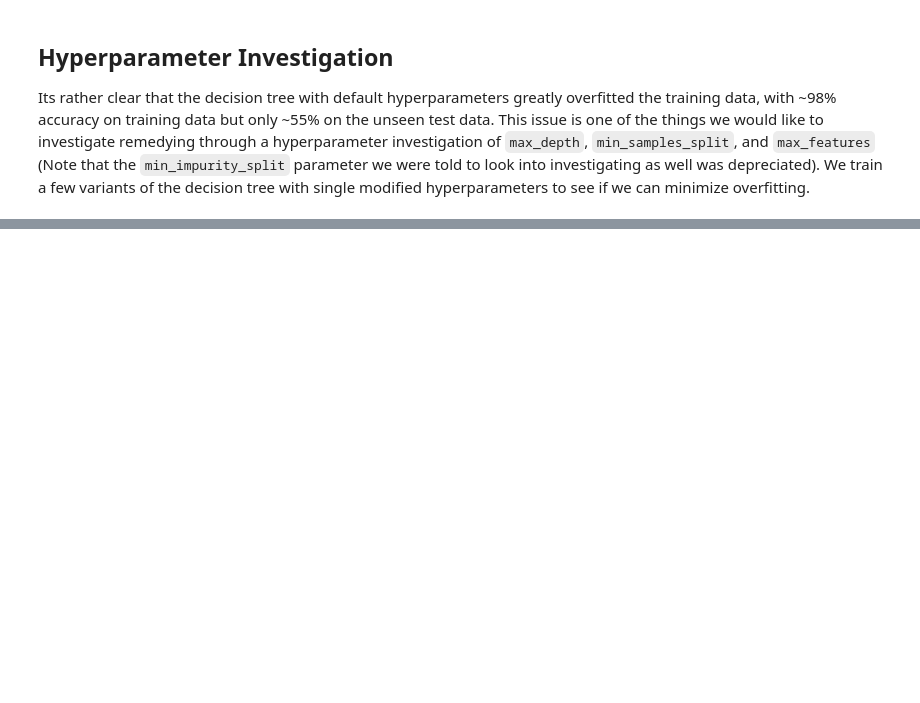
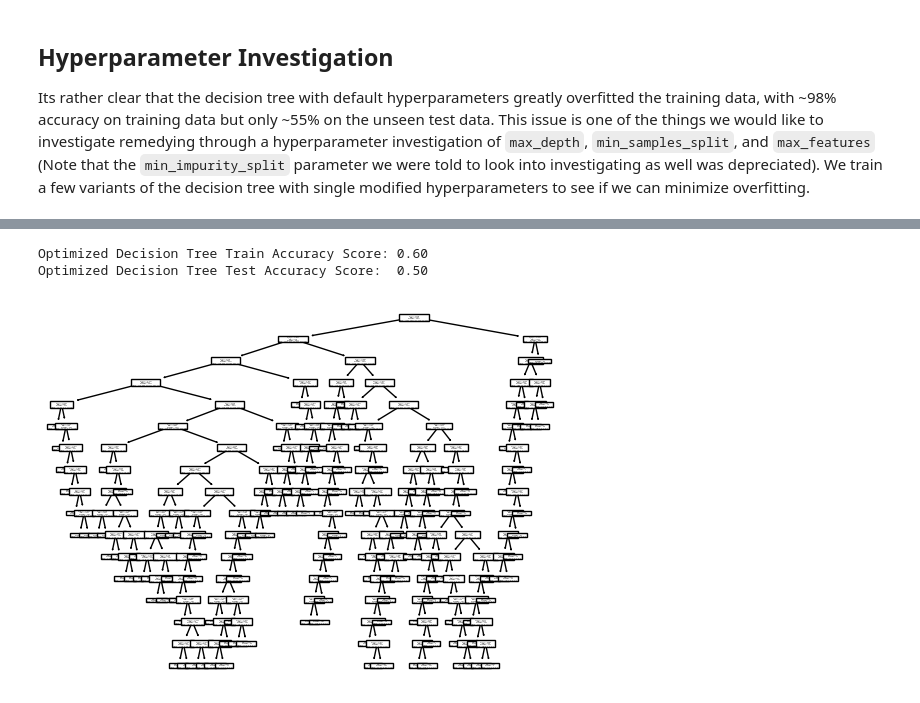
Before and after one commit to James-Oswald/CSCI-6962-Projects-in-ML-AI, a Jupyter notebook: hw2/hw2.ipynb, the cells around one changed output, grey strips where cells are left out. Drawn from its saved outputs; the diff is of its cells as text; code cells hidden in the pictures; blank space fills up the shorter version.

```diff
--- a/hw2/hw2.ipynb
+++ b/hw2/hw2.ipynb
@@ -164,0 +163,9 @@ From the Bagging and Boosting ensemble methods pick any one algorithm from each
+# %%
+optimized_decision_tree_model = DecisionTreeClassifier(max_depth=16, min_samples_split=100)
+optimized_decision_tree_model.fit(train[feature_names], train["H"])
+score("Optimized Decision Tree", optimized_decision_tree_model)
+plot_tree(optimized_decision_tree_model);
+# %% [output]
+Optimized Decision Tree Train Accuracy Score: 0.60
+Optimized Decision Tree Test Accuracy Score:  0.50
+[figure, added]
```
Also changed, not shown: parts of 13 cells of this notebook.
